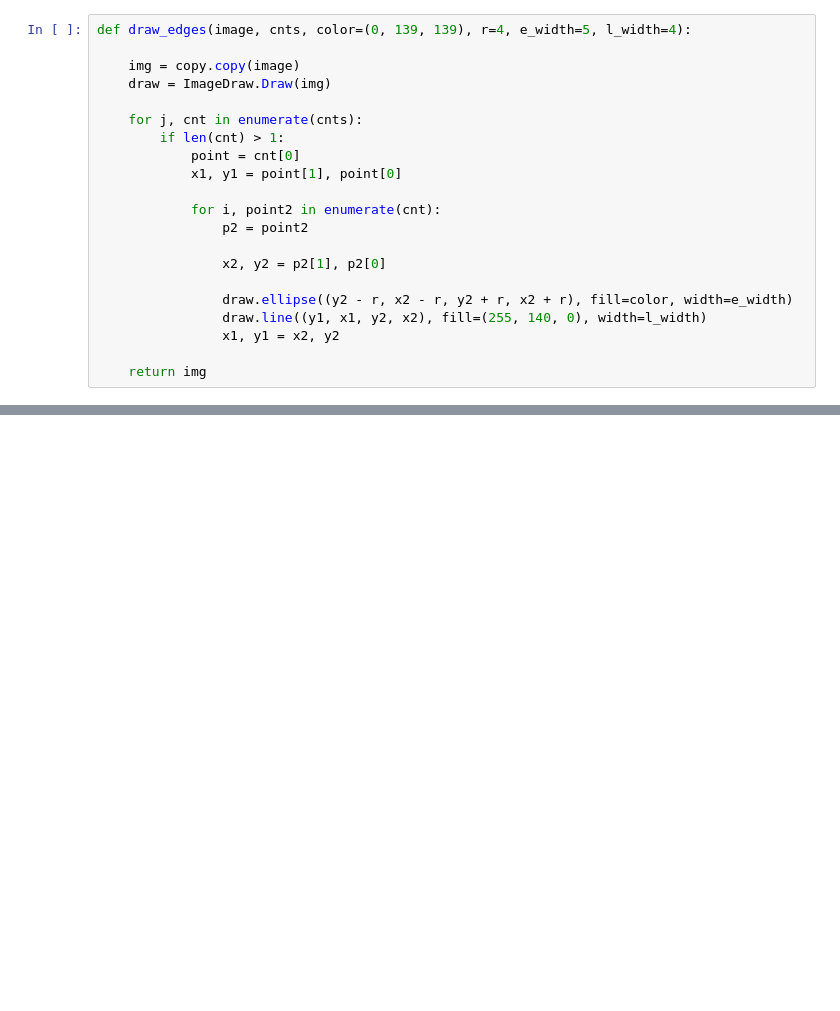
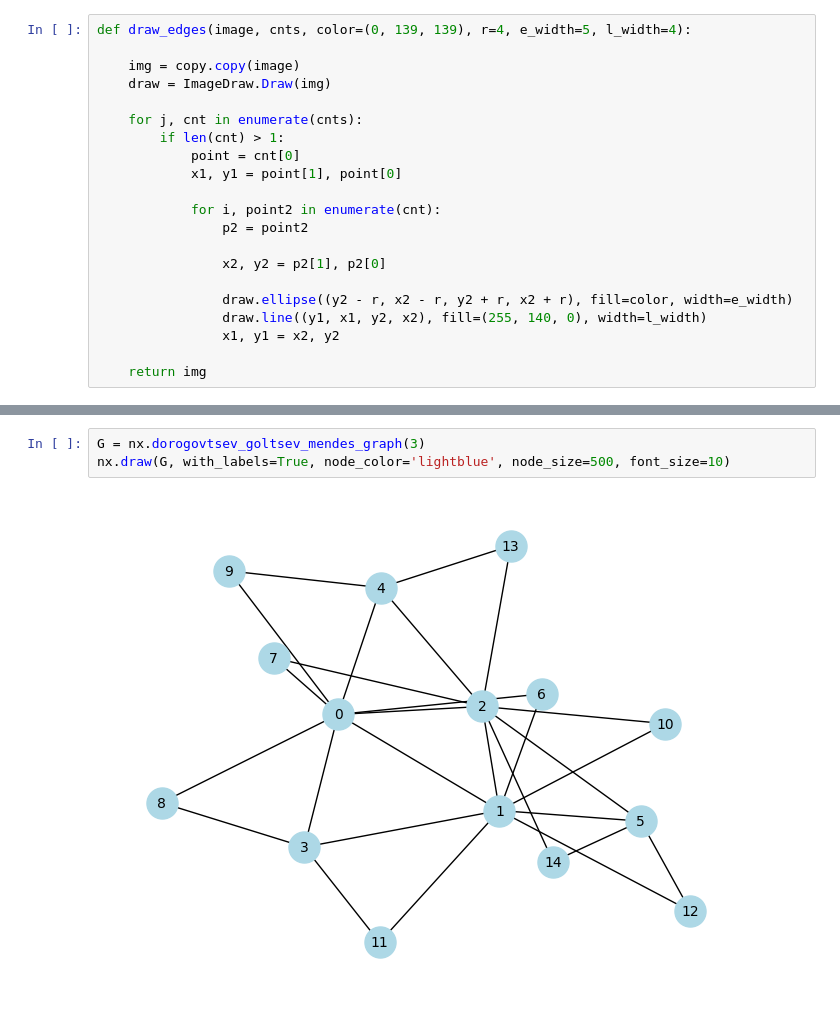
Before and after one commit to dkagramanyan/WC-Co_computer_vision, a Jupyter notebook: cv/4_cracks.ipynb, the cells around one changed output, grey strips where cells are left out. Cells and saved outputs as stored; diff of their text form; blank space fills up the shorter version.

```diff
--- a/cv/4_cracks.ipynb
+++ b/cv/4_cracks.ipynb
@@ -127,0 +166,5 @@ plt.show()
+# %%
+G = nx.dorogovtsev_goltsev_mendes_graph(3)
+nx.draw(G, with_labels=True, node_color='lightblue', node_size=500, font_size=10)
+# %% [output]
+[figure, added]
```
Also changed, not shown: parts of 8 cells of this notebook.
